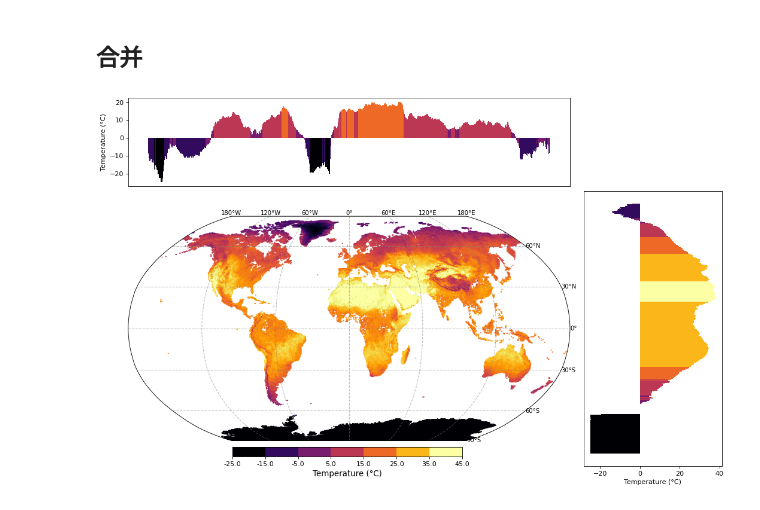
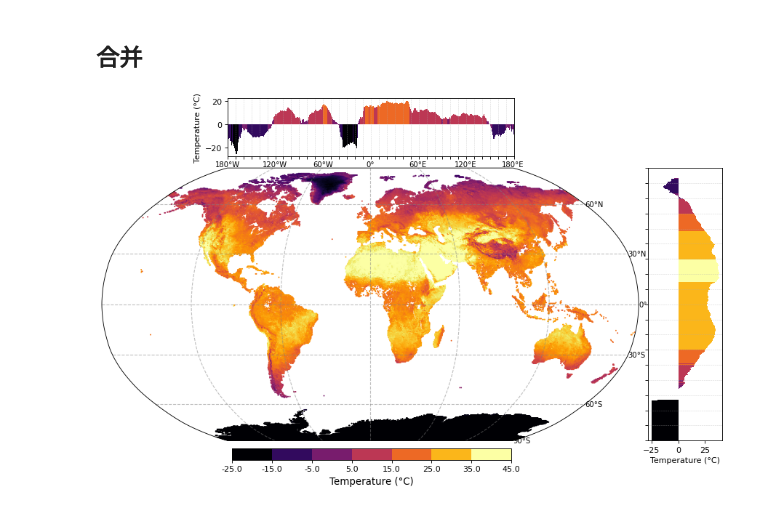
Before and after one commit to GISer2000/Interesting_visualization, a Jupyter notebook: notebook/global_temperature1.ipynb, the cells around one changed output. Drawn from its saved outputs; the diff is of its cells as text; code cells hidden in the pictures.

```diff
--- a/notebook/global_temperature1.ipynb
+++ b/notebook/global_temperature1.ipynb
@@ -164,32 +164,45 @@ im.set_array([])
 
 cbar_width = 0.3
 cbar_height = 0.02
 cbar_bottom = 0.13  # 距离底部的位置
-cbar_left = (1 - cbar_width) / 2 - 0.089
+cbar_left = (1 - cbar_width) / 2 - 0.085
 cbar_ax = fig.add_axes([cbar_left, cbar_bottom, cbar_width, cbar_height])
 
 cbar = fig.colorbar(im, cax=cbar_ax, orientation='horizontal')
 cbar.set_label('Temperature (°C)', fontsize=12)
 cbar.set_ticks(bins)
 cbar.set_ticklabels([f'{b:.1f}' for b in bins])
 
 # 上右
 df0 = df.groupby('lon')['temperature'].mean().reset_index()
 df0 = df0.sort_values('lon', ascending=False)
 df0['color'] = [cmap(norm(temp)) for temp in df0['temperature']]
 ax_top.bar(df0['lon'], df0['temperature'], color=df0['color'])
 ax_top.set_xticks([])
 ax_top.set_xlabel('')
 ax_top.set_ylabel('Temperature (°C)')
 
 df0 = df.groupby('lat')['temperature'].mean().reset_index()
 df0 = df0.sort_values('lat', ascending=False)
 df0['color'] = [cmap(norm(temp)) for temp in df0['temperature']]
 ax_right.barh(df0['lat'], df0['temperature'], color=df0['color'])
 ax_right.set_yticks([])
 ax_right.set_ylabel('')
 ax_right.set_xlabel('Temperature (°C)')
 
+# 调整位置
+main_pos = ax_main.get_position()
+ax_top.set_position([main_pos.x0+0.135, main_pos.y1+0.02, 0.308, 0.1])
+ax_right.set_position([main_pos.x1 + 0.01, main_pos.y0, 0.08, main_pos.height])
+
+# 设置子图的显示范围
+ax_top.set_xlim(-180, 180)
+ax_top.xaxis.set_major_locator(MultipleLocator(10))  # 经纬线：10度一格
+ax_top.grid(True, which='both', axis='x', linestyle='--', linewidth=0.5, alpha=0.5)
+ax_right.set_ylim(-90, 90)
+ax_right.yaxis.set_major_locator(MultipleLocator(10))  # 经纬线：10度一格
+ax_right.grid(True, which='both', axis='y', linestyle='--', linewidth=0.5, alpha=0.5)
+
 plt.show()
 # %% [output]
-[figure, old version]
+[figure, new version]
```
Also changed, not shown: parts of 3 cells of this notebook, 3 other files.
